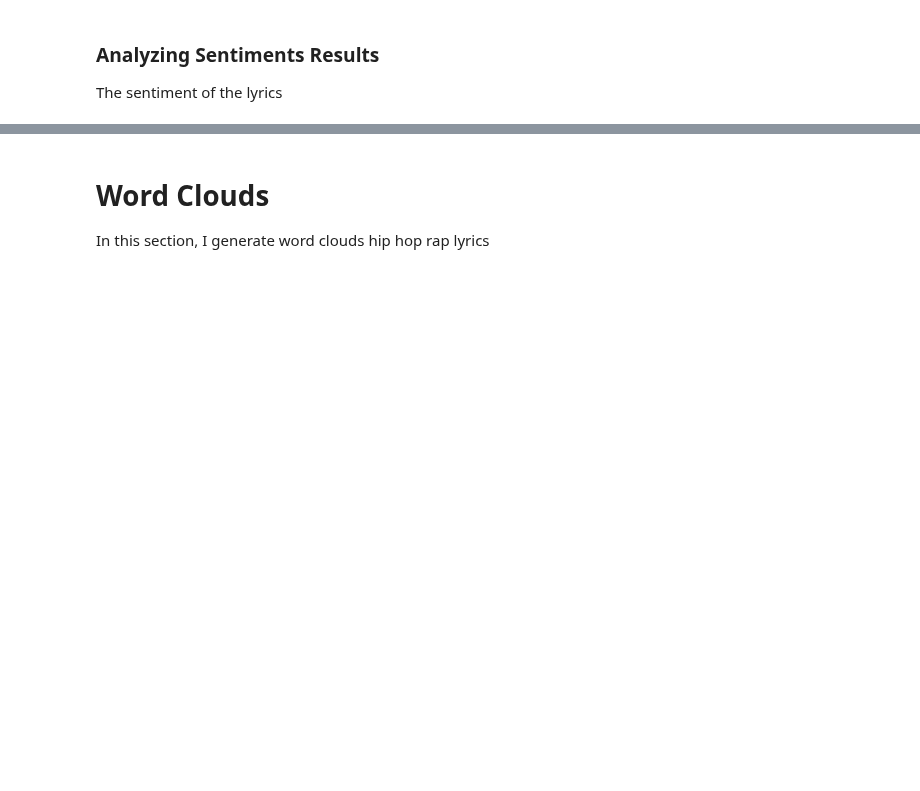
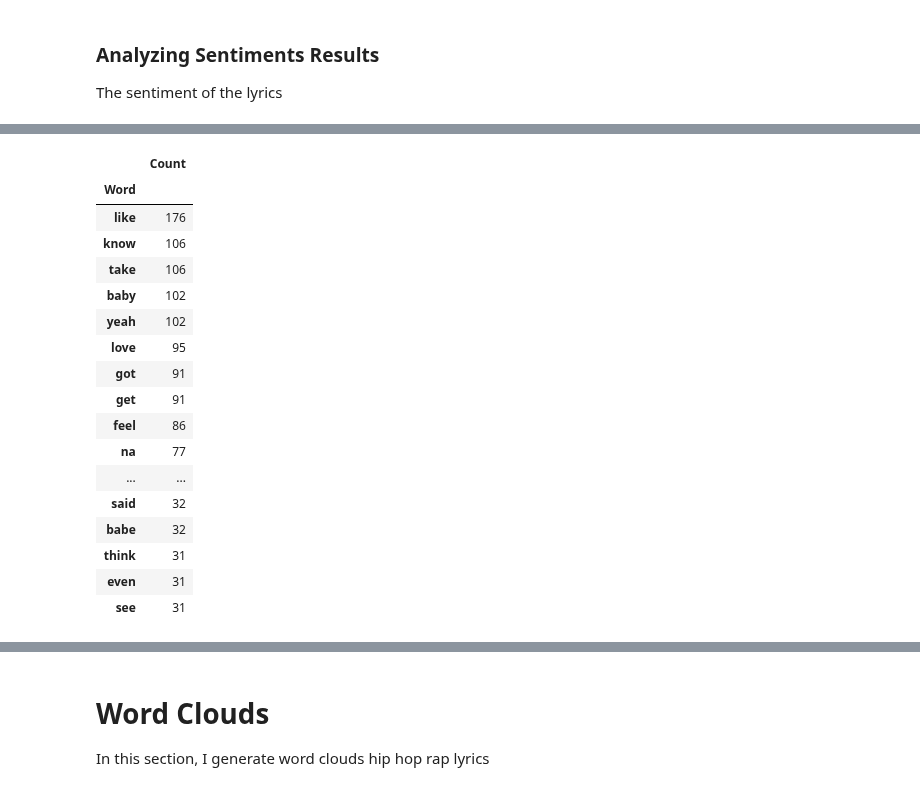
Before and after one commit to laufrankb/MiamiFintechProject2, a Jupyter notebook: hiphop_rnb_data/rnblyrics.ipynb, the cells around one changed output, grey strips where cells are left out. Cells and saved outputs as stored; diff of their text form; code cells hidden in the pictures; blank space fills up the shorter version.

```diff
--- a/hiphop_rnb_data/rnblyrics.ipynb
+++ b/hiphop_rnb_data/rnblyrics.ipynb
@@ -464,0 +498,24 @@ lyrics_top_10
+# %%
+# Create df for most common tokens
+
+lyrics_top50_df = pd.DataFrame(lyrics_top_50, columns=['Word', 'Count']).set_index('Word')
+lyrics_top50_df
+# %% [output]
+|  | Count |
+| Word |  |
+| like | 176 |
+| know | 106 |
+| take | 106 |
+| baby | 102 |
+| yeah | 102 |
+| love | 95 |
+| got | 91 |
+| get | 91 |
+| feel | 86 |
+| na | 77 |
+| ... | ... |
+| said | 32 |
+| babe | 32 |
+| think | 31 |
+| even | 31 |
+| see | 31 |
```
Also changed, not shown: parts of 11 cells of this notebook, 2 other files.
